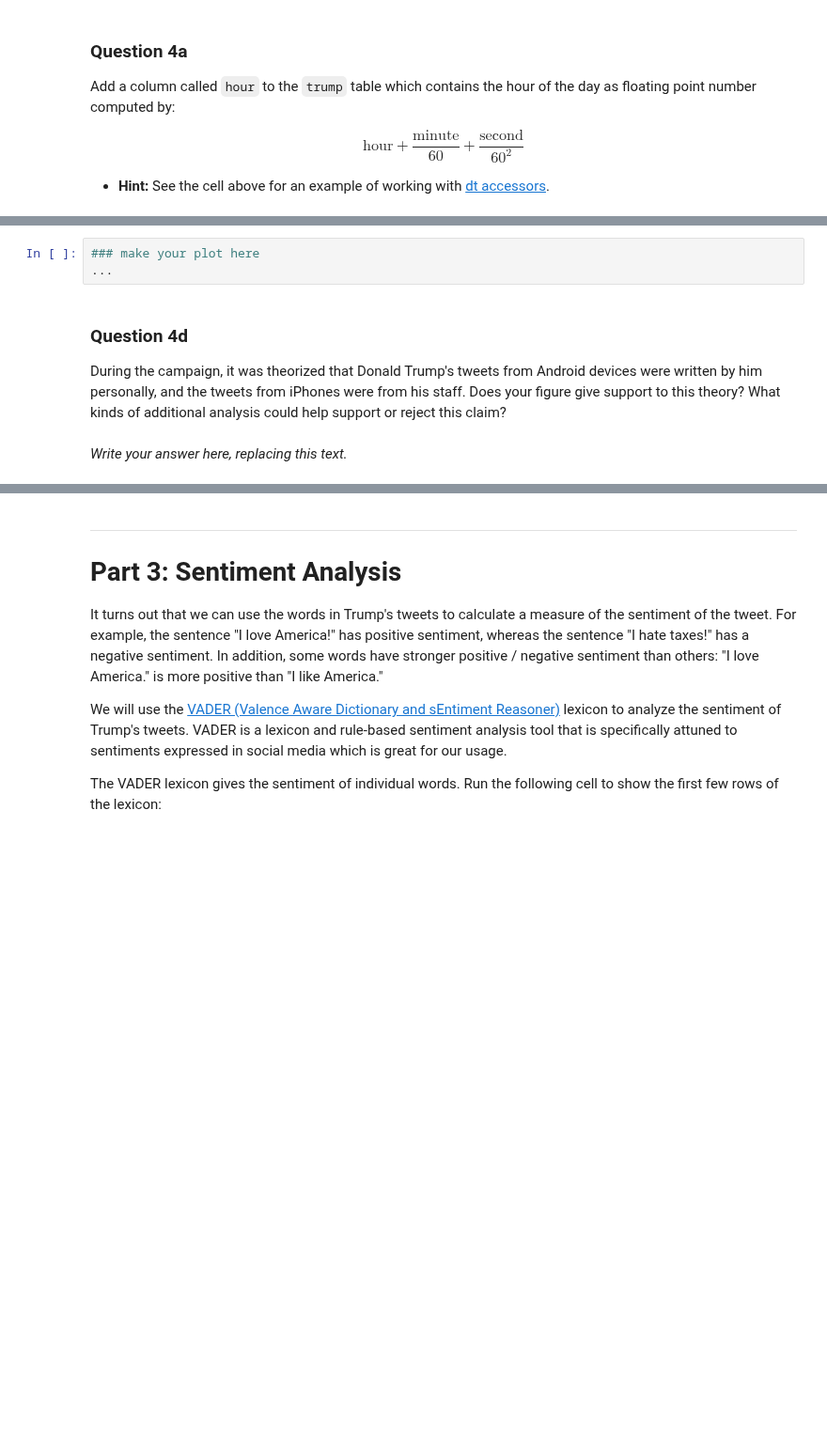
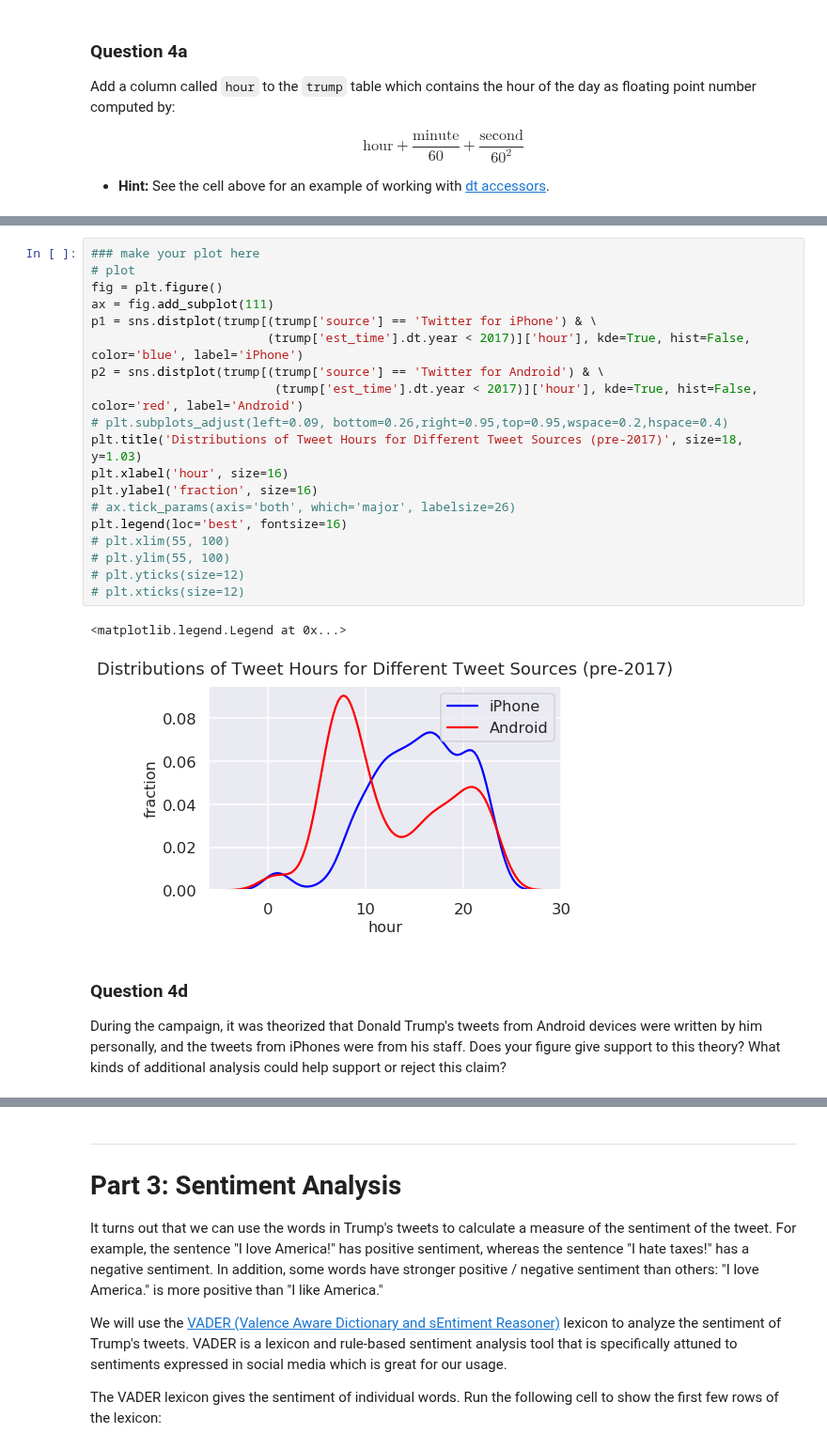
Before and after one commit to zhugeyicixin/DataSci200, a Jupyter notebook: hw/hw3/hw3.ipynb, the cells around one changed output, grey strips where cells are left out. Shown at 94% size. Cells and saved outputs as stored; diff of their text form; blank space fills up the shorter version.

```diff
--- a/hw/hw3/hw3.ipynb
+++ b/hw/hw3/hw3.ipynb
@@ -235,9 +366,28 @@ points: 2
 manual: true
 -->
 <!-- EXPORT TO PDF -->
-# %%
-### make your plot here
-...
+# %%
+### make your plot here
+# plot
+fig = plt.figure()
+ax = fig.add_subplot(111)
+p1 = sns.distplot(trump[(trump['source'] == 'Twitter for iPhone') & \
+                        (trump['est_time'].dt.year < 2017)]['hour'], kde=True, hist=False, color='blue', label='iPhone')
+p2 = sns.distplot(trump[(trump['source'] == 'Twitter for Android') & \
+                         (trump['est_time'].dt.year < 2017)]['hour'], kde=True, hist=False, color='red', label='Android')
+# plt.subplots_adjust(left=0.09, bottom=0.26,right=0.95,top=0.95,wspace=0.2,hspace=0.4)
+plt.title('Distributions of Tweet Hours for Different Tweet Sources (pre-2017)', size=18, y=1.03)
+plt.xlabel('hour', size=16)
+plt.ylabel('fraction', size=16)
+# ax.tick_params(axis='both', which='major', labelsize=26)
+plt.legend(loc='best', fontsize=16)
+# plt.xlim(55, 100)
+# plt.ylim(55, 100)
+# plt.yticks(size=12)
+# plt.xticks(size=12)
+# %% [output]
+<matplotlib.legend.Legend at 0x...>
+[figure, added]
 # %% [markdown]
 ### Question 4d
 
@@ -250,5 +400,3 @@ points: 1
 manual: true
 -->
 <!-- EXPORT TO PDF -->
-# %% [markdown]
-*Write your answer here, replacing this text.*
```
Also changed, not shown: parts of 43 cells of this notebook.
